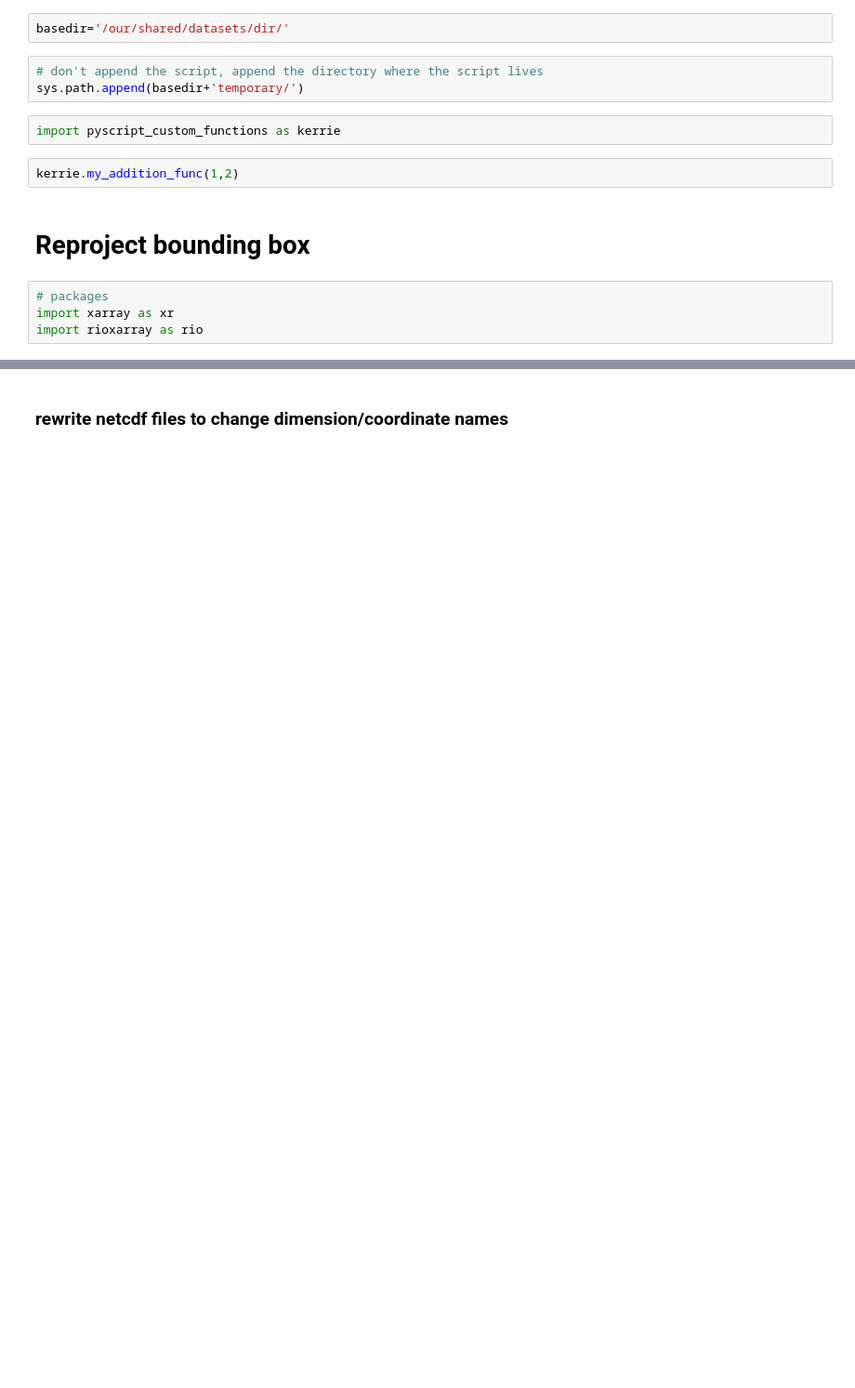
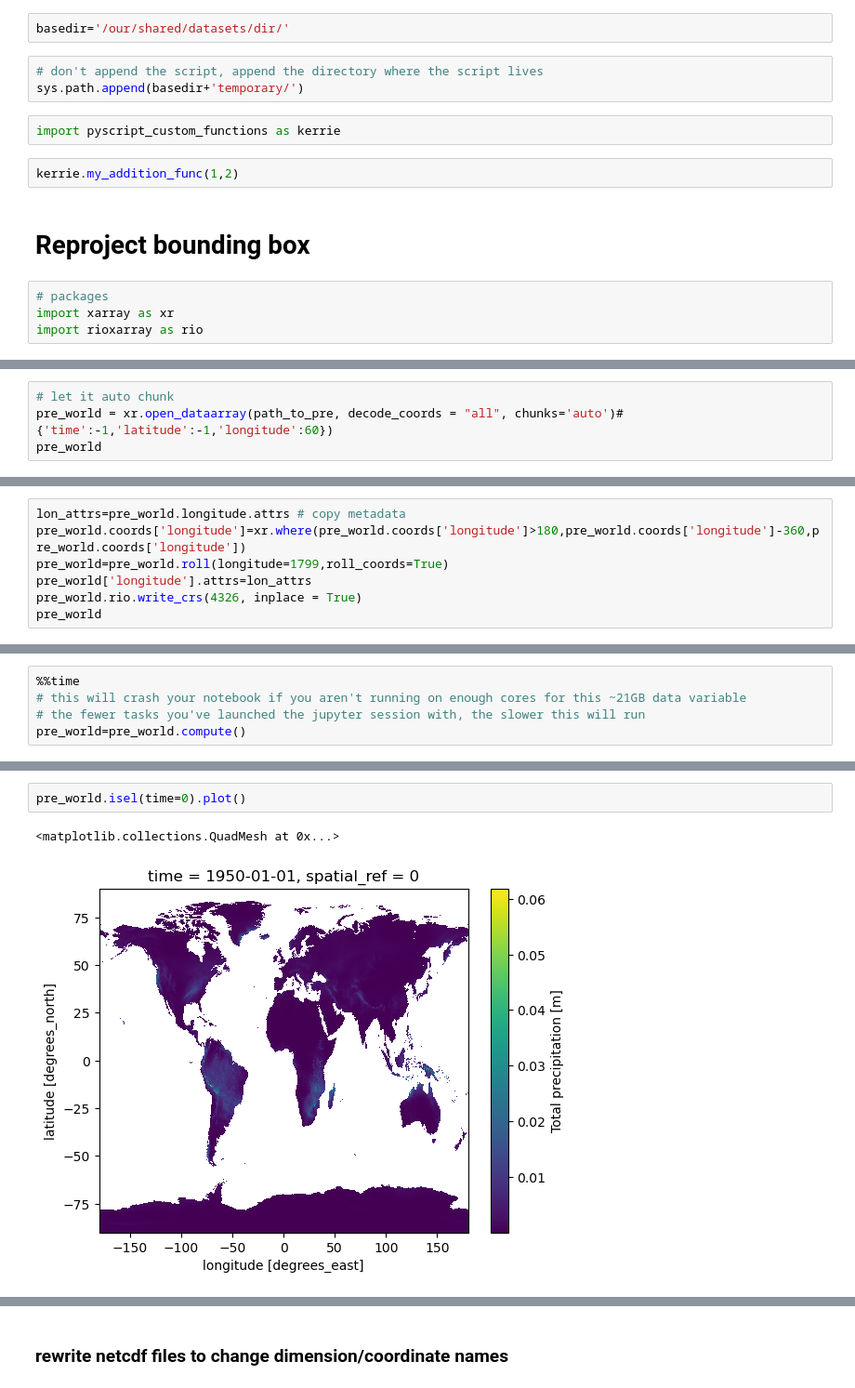
Before and after one commit to kerriegeil/MSU_example_compute, a Jupyter notebook: HPC_Orion/python/notebooks/other_things.ipynb, the cells around one changed output, grey strips where cells are left out. Shown at 93% size. Cells and saved outputs as stored; diff of their text form; blank space fills up the shorter version.

```diff
--- a/HPC_Orion/python/notebooks/other_things.ipynb
+++ b/HPC_Orion/python/notebooks/other_things.ipynb
@@ -158,0 +147,4 @@ Below is how you could accomplish using climate-indices tools from python with s
+# %%
+# let it auto chunk
+pre_world = xr.open_dataarray(path_to_pre, decode_coords = "all", chunks='auto')#{'time':-1,'latitude':-1,'longitude':60})
+pre_world
@@ -158,0 +194,7 @@ Below is how you could accomplish using climate-indices tools from python with s
+# %%
+lon_attrs=pre_world.longitude.attrs # copy metadata
+pre_world.coords['longitude']=xr.where(pre_world.coords['longitude']>180,pre_world.coords['longitude']-360,pre_world.coords['longitude'])
+pre_world=pre_world.roll(longitude=1799,roll_coords=True)
+pre_world['longitude'].attrs=lon_attrs
+pre_world.rio.write_crs(4326, inplace = True)
+pre_world
@@ -158,0 +227,5 @@ Below is how you could accomplish using climate-indices tools from python with s
+# %%
+%%time
+# this will crash your notebook if you aren't running on enough cores for this ~21GB data variable
+# the fewer tasks you've launched the jupyter session with, the slower this will run
+pre_world=pre_world.compute()
@@ -158,0 +235,5 @@ Below is how you could accomplish using climate-indices tools from python with s
+# %%
+pre_world.isel(time=0).plot()
+# %% [output]
+<matplotlib.collections.QuadMesh at 0x...>
+[figure, added]
```
Also changed, not shown: parts of 23 cells of this notebook.
